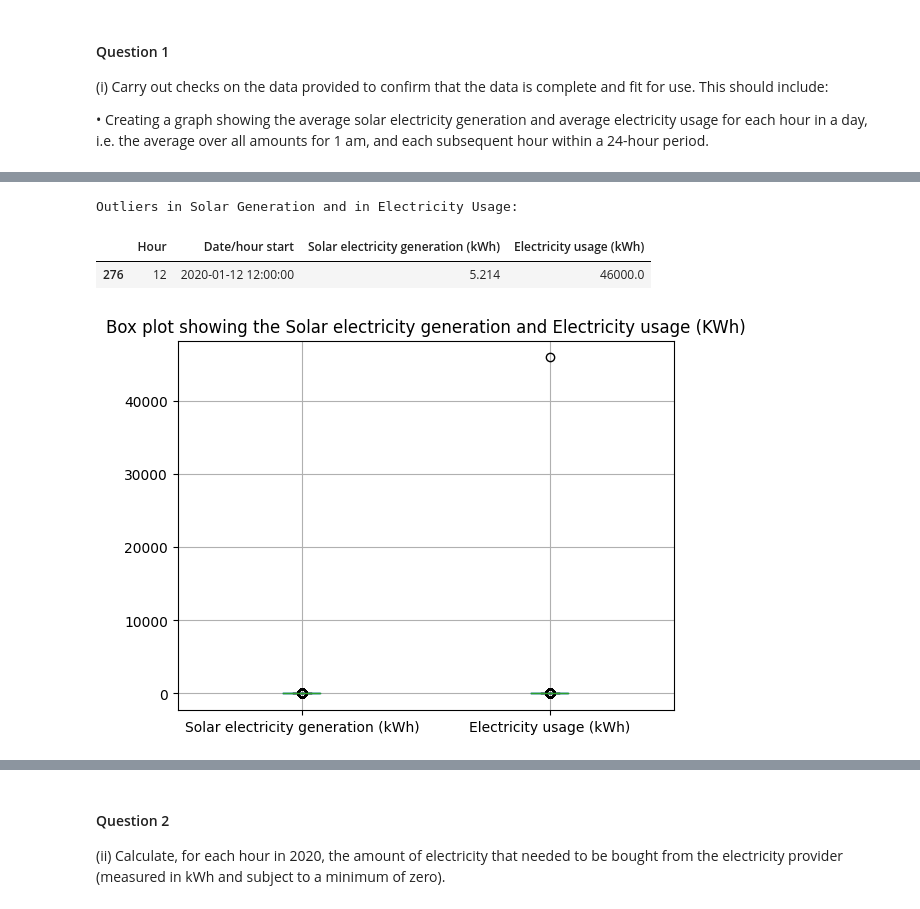
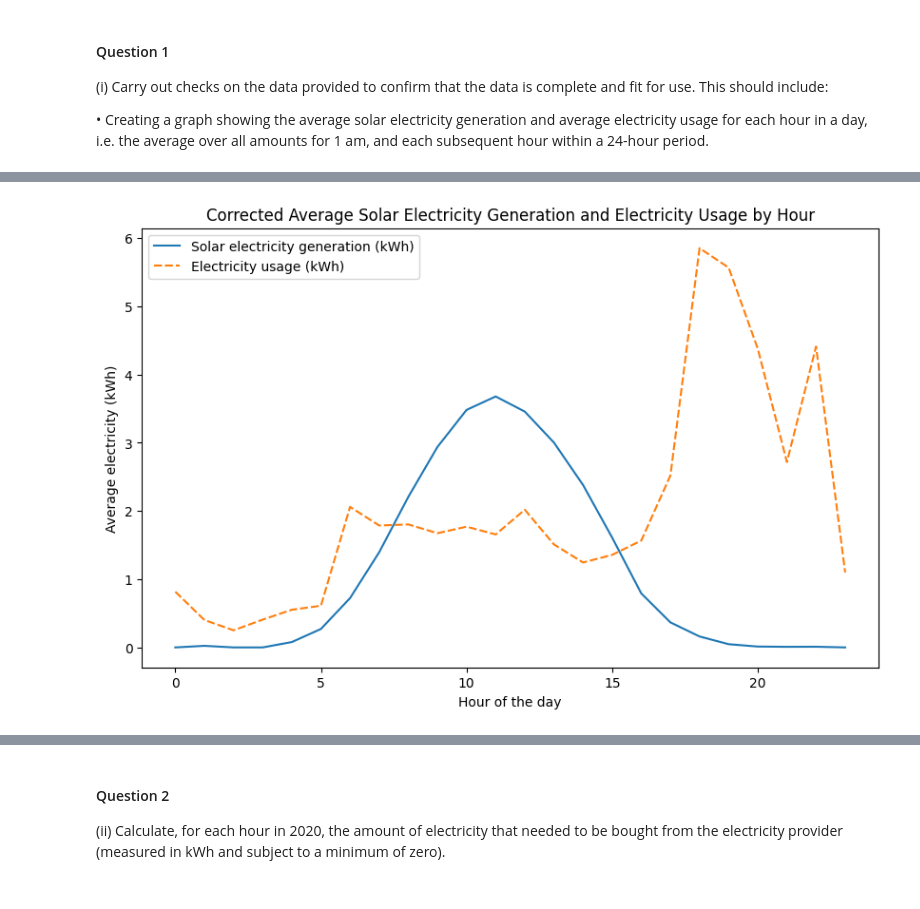
Before and after one commit to liyanse/Pula.io, a Jupyter notebook: Technical Assesment.ipynb, the cells around one changed output, grey strips where cells are left out. Drawn from its saved outputs; the diff is of its cells as text; code cells hidden in the pictures.

```diff
--- a/Technical Assesment.ipynb
+++ b/Technical Assesment.ipynb
@@ -105,14 +111,12 @@ plt.show()
 # %%
-### Finding the outliers
-solar = stats.zscore(data['Solar electricity generation (kWh)'])
-usage = stats.zscore(data['Electricity usage (kWh)'])
+# Re-calculate average after outlier correction
+hourly_avg_corrected = data.groupby('Hour').mean()
 
-# Find data points with Z-score above a certain threshold (e.g., 3)
-outliers_solar = data[abs(solar) > 3]
-outliers_usage = data[abs(usage) > 3]
-
-# Print and analyze outliers
-print("Outliers in Solar Generation and in Electricity Usage:")
-outliers_solar
-outliers_usage
+# Plot the corrected average solar electricity generation and electricity usage for each hour
+plt.figure(figsize=(10, 6))
+sns.lineplot(data=hourly_avg_corrected[['Solar electricity generation (kWh)', 'Electricity usage (kWh)']])
+plt.xlabel('Hour of the day')
+plt.ylabel('Average electricity (kWh)')
+plt.title('Corrected Average Solar Electricity Generation and Electricity Usage by Hour')
+plt.show()
 # %% [output]
@@ -121,10 +123 @@ outliers_usage
-Outliers in Solar Generation and in Electricity Usage:
-|  | Hour | Date/hour start | Solar electricity generation (kWh) | Electricity usage (kWh) |
-| 276 | 12 | 2020-01-12 12:00:00 | 5.214 | 46000.0 |
+[figure, added]
-# %%
-## Plot the outliers we found earlier, I'll use a boxplot, because it's easier to help investigate outliers
-data.boxplot(column= ['Solar electricity generation (kWh)', 'Electricity usage (kWh)'])
-plt.title('Box plot showing the Solar electricity generation and Electricity usage (KWh)')
-plt.show()
-# %% [output]
-[figure, removed]
```
Also changed, not shown: parts of 11 cells of this notebook, 1 other file.
